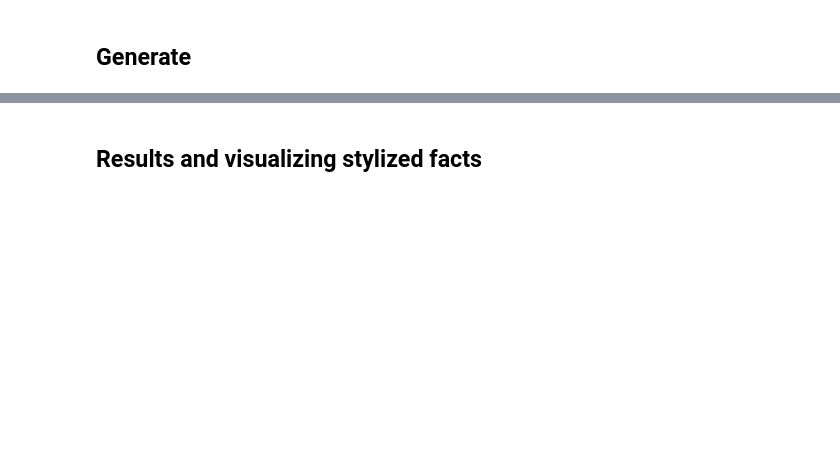
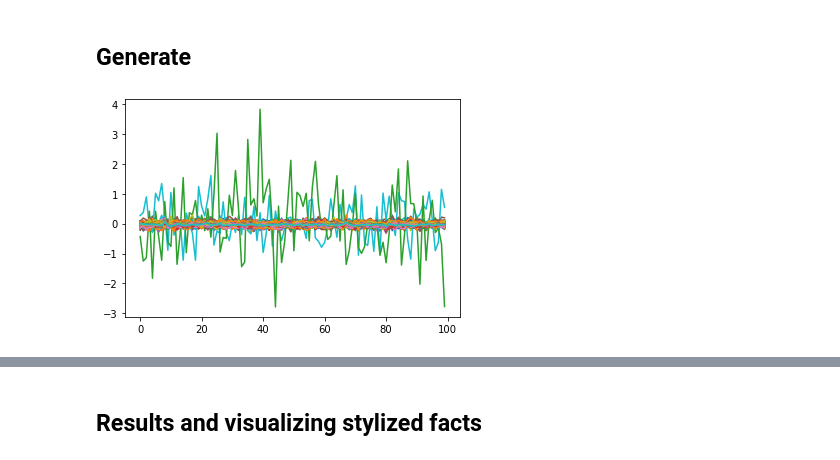
Before and after one commit to MaxGniluynehc/STAT906-Project, a Jupyter notebook: final_project_stat906.ipynb, the cells around one changed output, grey strips where cells are left out. Cells and saved outputs as stored; diff of their text form; code cells hidden in the pictures; blank space fills up the shorter version.

```diff
--- a/final_project_stat906.ipynb
+++ b/final_project_stat906.ipynb
@@ -36,3 +59,6 @@ device = torch.device(dev)
+# %%
+toy_sample_tensor = torch.tensor(toy_sample_price_scenarios).cuda()
+dataloader = torch.utils.data.DataLoader(toy_sample_tensor, batch_size=batch_size,drop_last=True,shuffle=True)
 # %%
 data_df = pd.read_csv("./data/Portfolios_Formed_on_ME_daily.csv", error_bad_lines=False)
 # %%
@@ -40,12 +66,13 @@ data_df["Lo 30"].apply(lambda x:x.split()[-1] if type(x)==str else x)[0]
 # %% [output]
 '0.39'
 # %%
-lo30_df=data_df["Lo 30"].apply(lambda x:x.split()[-1] if type(x)==str else x).apply(float)
-lo30_data=lo30_df.to_numpy(dtype=np.float32).reshape(1,-1)
-lo30_data = torch.tensor(lo30_data,)
-dataset = PriceScenarioDataset(lo30_data,pnl_size, 1,True)
-dataloader = torch.utils.data.DataLoader(dataset, batch_size=batch_size)
-for i in dataloader:
-    print(i[0].shape,i[-1].shape)
-    break
-len(dataset)
+# lo30_df=data_df["Lo 30"].apply(lambda x:x.split()[-1] if type(x)==str else x).apply(float)
+# lo30_df=lo30_df.fillna(lo30_df.mean())
+# lo30_data=lo30_df.to_numpy(dtype=np.float32).reshape(1,-1)
+# lo30_data = torch.tensor(lo30_data,).cuda()
+# dataset = PriceScenarioDataset(lo30_data,pnl_size, 1,True)
+# dataloader = torch.utils.data.DataLoader(dataset, batch_size=batch_size,drop_last=True,shuffle=True)
+# for i in dataloader:
+#     print(i[0].shape,i[-1].shape)
+#     break
+# len(dataset)
@@ -143,0 +213,3 @@ IndexError: too many indices for tensor of dimension 1
+# %%
+generator = torch.load(f"trained_generator_epoch_14_sigmoid.pth")
+generator.eval()
@@ -144,2 +225,9 @@ IndexError: too many indices for tensor of dimension 1
 # %% [markdown]
 ## Generate
+# %%
+for _ in range(10):
+    ps_fake = generator(mean=0, std=1).reshape(batch_size,-1).detach().cpu()
+    for i in range(len(ps_fake)):
+        plt.plot(list(range(100)),ps_fake[i])
+# %% [output]
+[figure, added]
```
Also changed, not shown: parts of 27 cells of this notebook, 4 other files.
